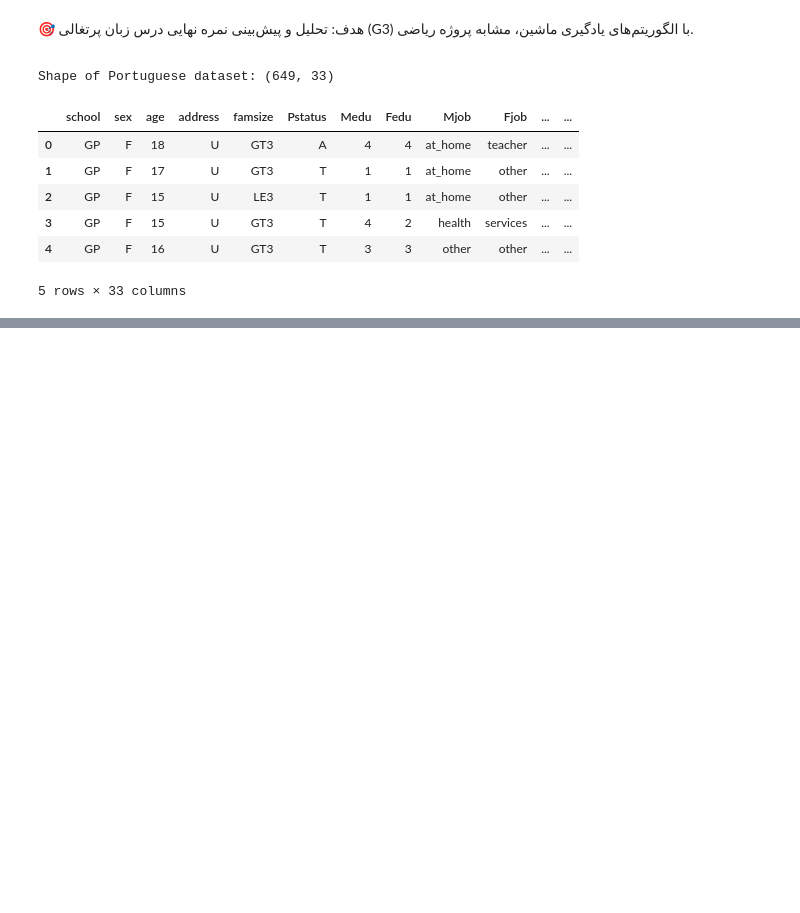
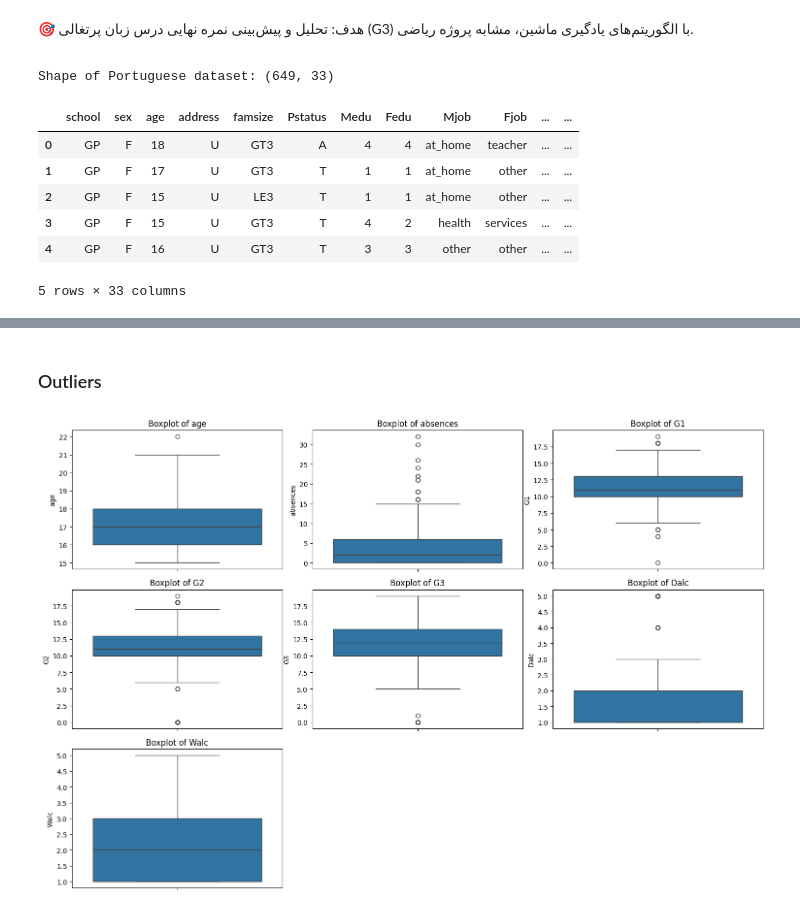
Before and after one commit to Shahbazi-Amir/Student_Performance_Prediction, a Jupyter notebook: student_performance_por.ipynb, the cells around one changed output, grey strips where cells are left out. Saved outputs shown, nothing was run; the diff lists cells and outputs as text; code cells hidden in the pictures; blank space fills up the shorter version.

```diff
--- a/student_performance_por.ipynb
+++ b/student_performance_por.ipynb
@@ -28,0 +103,23 @@ Shape of Portuguese dataset: (649, 33)
+# %% [markdown]
+### Outliers
+# %%
+import pandas as pd
+import seaborn as sns
+import matplotlib.pyplot as plt
+
+# Load the dataset
+df = pd.read_csv('dataset/student-por.csv', sep=';')
+
+# Select numeric columns
+numeric_cols = ['age', 'absences', 'G1', 'G2', 'G3', 'Dalc', 'Walc']
+
+# Plot boxplots for outlier detection
+plt.figure(figsize=(15, 10))
+for i, col in enumerate(numeric_cols):
+    plt.subplot(3, 3, i+1)
+    sns.boxplot(data=df, y=col)
+    plt.title(f'Boxplot of {col}')
+plt.tight_layout()
+plt.show()
+# %% [output]
+[figure, added]
```
Also changed, not shown: parts of 8 cells of this notebook.
